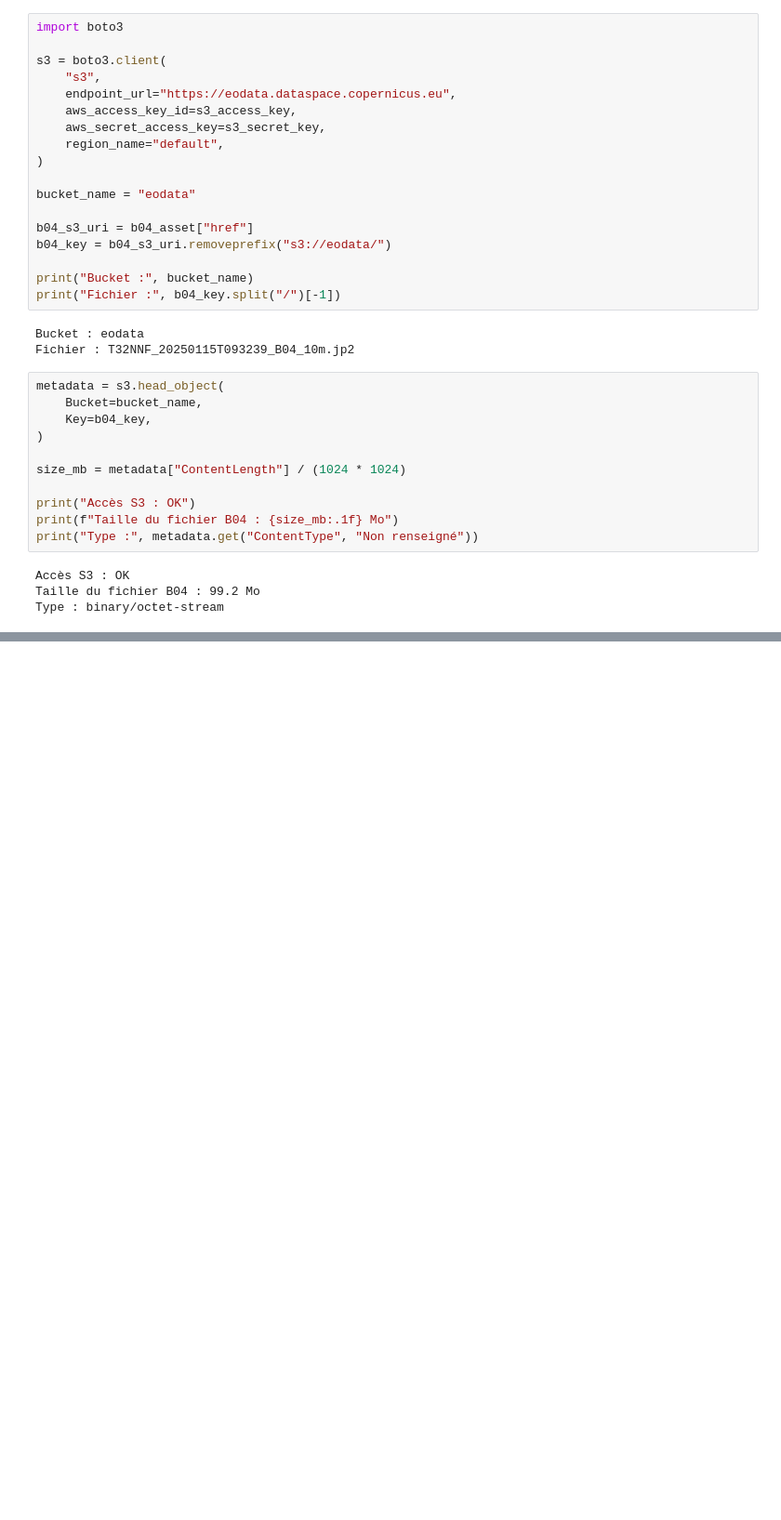
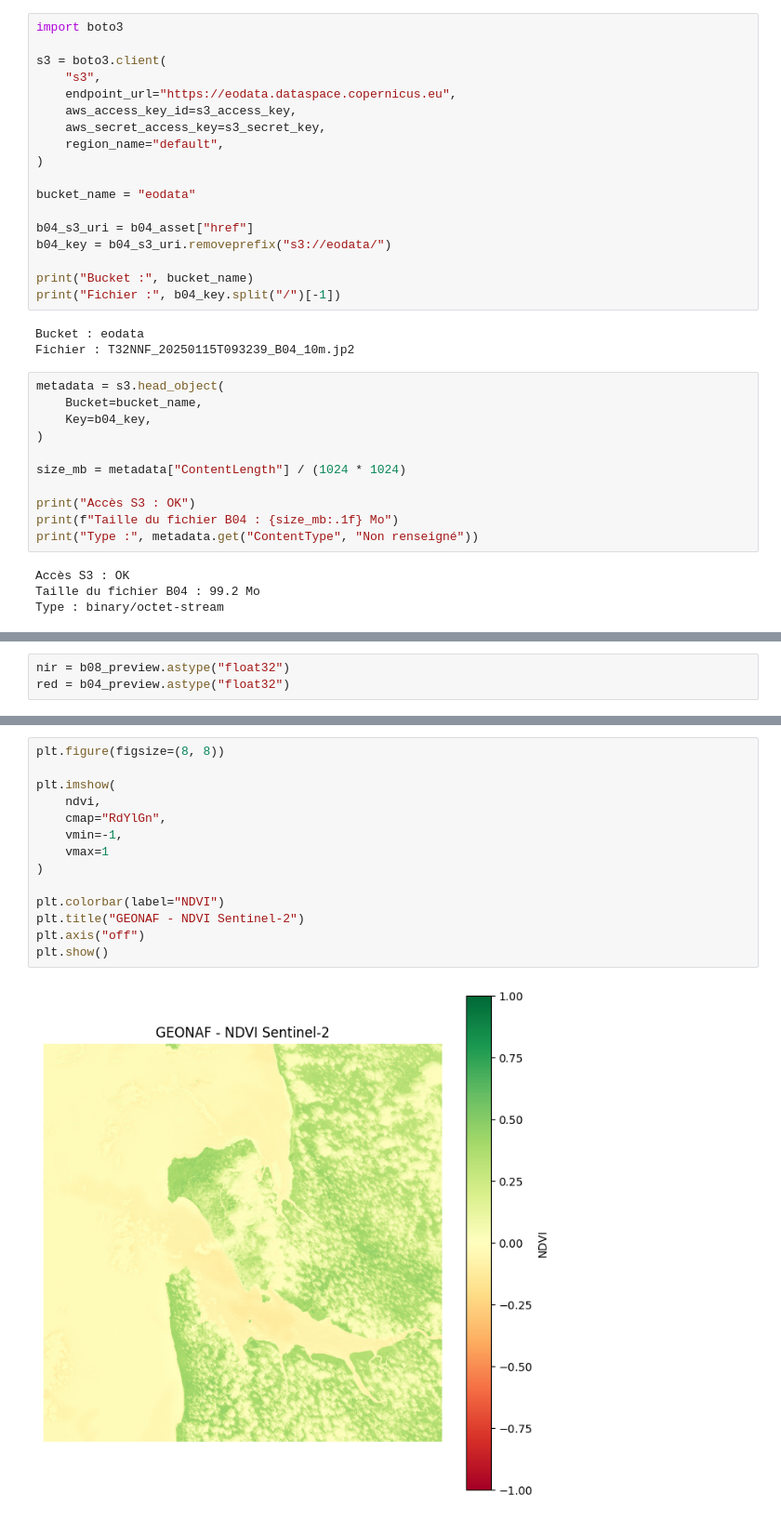
Before and after one commit to axelnyandwi/gabon-geoai-lab, a Jupyter notebook: notebooks/01_sentinel2_discovery.ipynb, the cells around one changed output, grey strips where cells are left out. Shown at 93% size. Drawn from its saved outputs; the diff is of its cells as text; blank space fills up the shorter version.

```diff
--- a/notebooks/01_sentinel2_discovery.ipynb
+++ b/notebooks/01_sentinel2_discovery.ipynb
@@ -337,0 +561,3 @@ Type : binary/octet-stream
+# %%
+nir = b08_preview.astype("float32")
+red = b04_preview.astype("float32")
@@ -337,0 +576,16 @@ Type : binary/octet-stream
+# %%
+plt.figure(figsize=(8, 8))
+
+plt.imshow(
+    ndvi,
+    cmap="RdYlGn",
+    vmin=-1,
+    vmax=1
+)
+
+plt.colorbar(label="NDVI")
+plt.title("GEONAF - NDVI Sentinel-2")
+plt.axis("off")
+plt.show()
+# %% [output]
+[figure, added]
```
Also changed, not shown: parts of 46 cells of this notebook, 1 other file.
